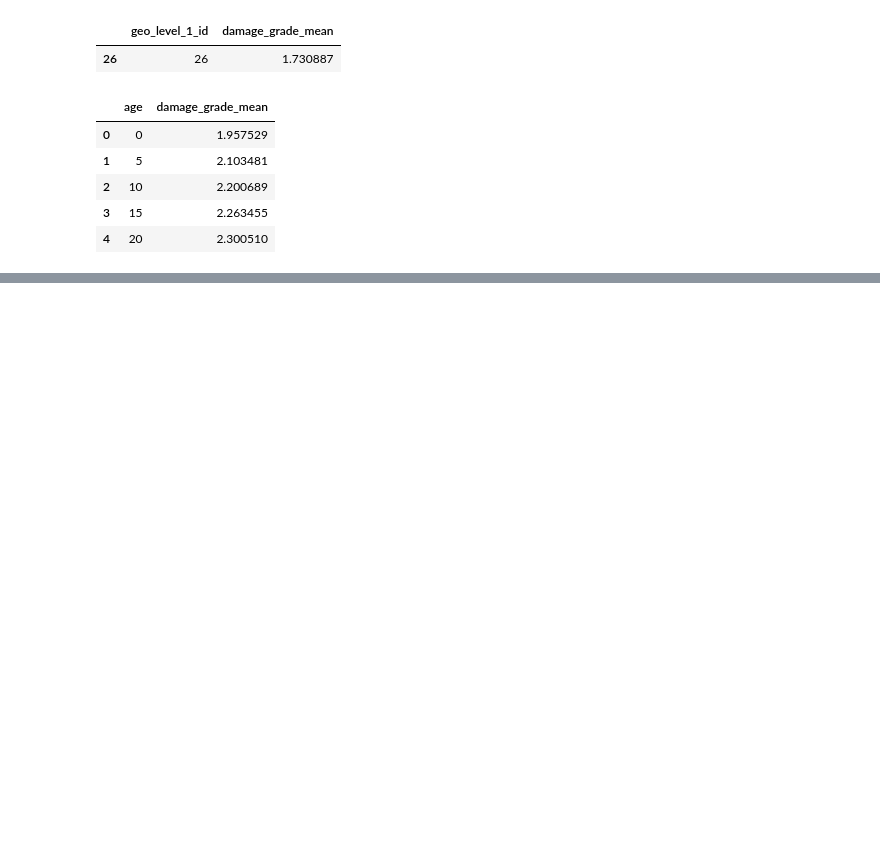
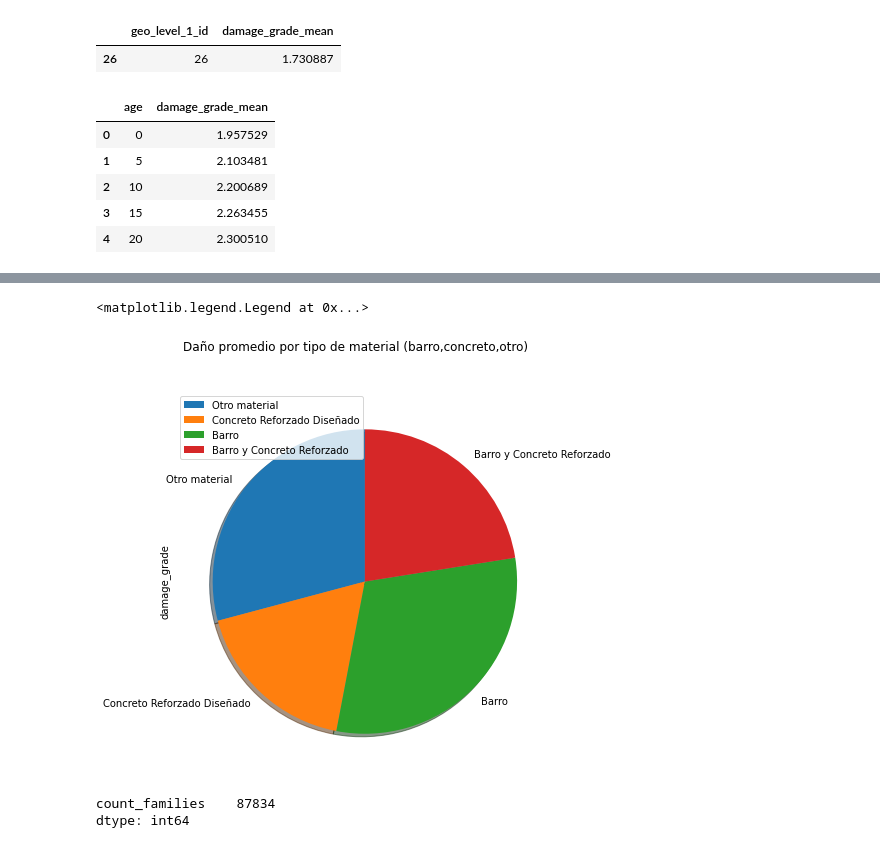
Before and after one commit to juanchycc/Datos-tp1, a Jupyter notebook: tp1.ipynb, the cells around one changed output, grey strips where cells are left out. Saved outputs shown, nothing was run; the diff lists cells and outputs as text; code cells hidden in the pictures; blank space fills up the shorter version.

```diff
--- a/tp1.ipynb
+++ b/tp1.ipynb
@@ -86,0 +108,5 @@ Text(0.5, 1.0, 'Edad vs Daños')
+# %%
+train_values_with_damage_material=train_values_with_damage.filter(items=['damage_grade','has_superstructure_adobe_mud',\
+'has_superstructure_rc_engineered']).groupby(['has_superstructure_adobe_mud',\
+'has_superstructure_rc_engineered']).agg('mean')
+train_values_with_damage_material
@@ -86,0 +120,15 @@ Text(0.5, 1.0, 'Edad vs Daños')
+# %%
+#Daño promedio por tipo de material (barro,concreto,otro)
+g =train_values_with_damage_material['damage_grade'].plot(kind='pie', subplots=True,\
+shadow = True,startangle=90,figsize=(10,7),labels=['Otro material','Concreto Reforzado Diseñado',\
+'Barro','Barro y Concreto Reforzado'],title='Daño promedio por tipo de material (barro,concreto,otro)')
+plt.legend(loc=2)
+# %% [output]
+<matplotlib.legend.Legend at 0x...>
+[figure, added]
+# %%
+#Cantidad de familias que quedaron sin hogar. (Consideramos serious damage como hogar destruido)
+train_values_with_damage.loc[damage_families['damage_grade']==3,['count_families']].sum()
+# %% [output]
+count_families    87834
+dtype: int64
```
Also changed, not shown: parts of 7 cells of this notebook.
